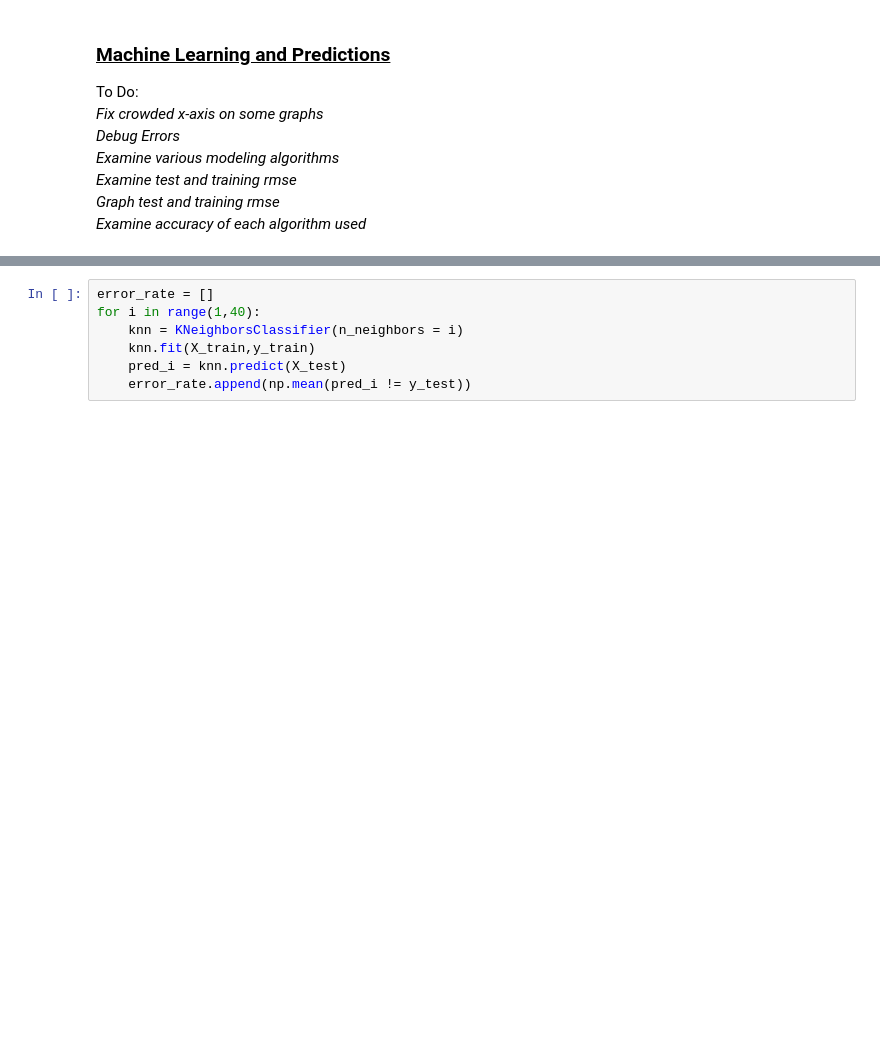
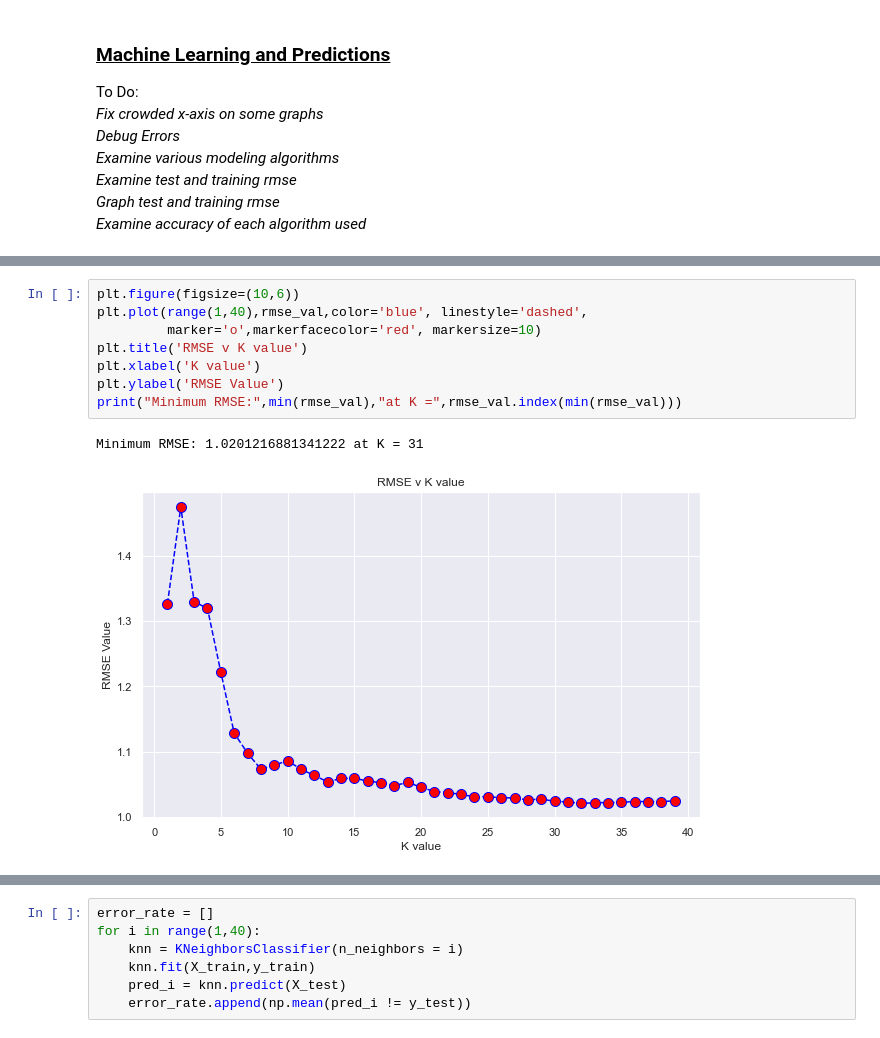
Before and after one commit to bryanaguiar/Data-Science-Group-Project, a Jupyter notebook: Playstore_Analysis_Data_Clean_Up.ipynb, the cells around one changed output, grey strips where cells are left out. Drawn from its saved outputs; the diff is of its cells as text; blank space fills up the shorter version.

```diff
--- a/Playstore_Analysis_Data_Clean_Up.ipynb
+++ b/Playstore_Analysis_Data_Clean_Up.ipynb
@@ -521,3 +516,14 @@ Minimum RMSE:- 1.0594788533921724 at K = 30
+# %%
+plt.figure(figsize=(10,6))
+plt.plot(range(1,40),rmse_val,color='blue', linestyle='dashed',
+         marker='o',markerfacecolor='red', markersize=10)
+plt.title('RMSE v K value')
+plt.xlabel('K value')
+plt.ylabel('RMSE Value')
+print("Minimum RMSE:",min(rmse_val),"at K =",rmse_val.index(min(rmse_val)))
+# %% [output]
+Minimum RMSE: 1.0201216881341222 at K = 31
+[figure, added]
 # %%
 # Needs to be debugged
 regr = KNeighborsRegressor(n_neighbors= rmse_val.index(min(rmse_val)))
```
Also changed, not shown: parts of 24 cells of this notebook.
